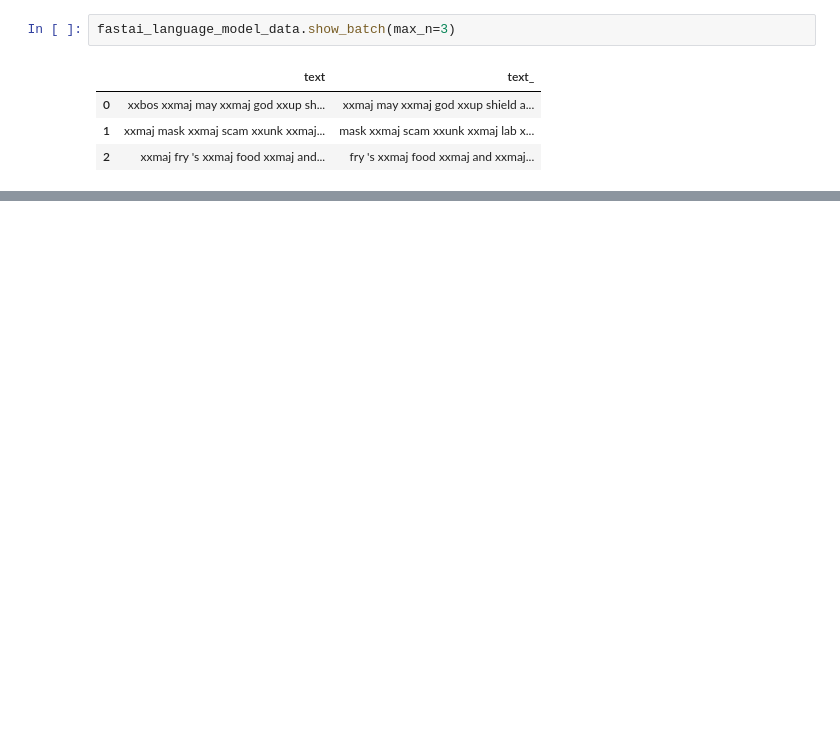
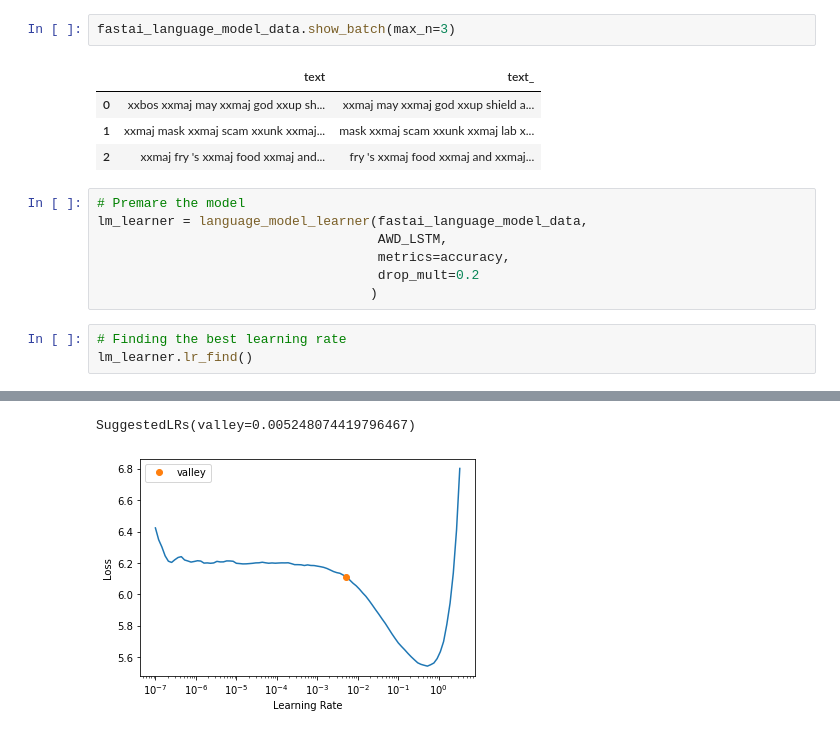
Before and after one commit to Ritaprava95/Corona_Text_Classification_FastaiV2, a Jupyter notebook: TrainLanguageModel.ipynb, the cells around one changed output, grey strips where cells are left out. Cells and saved outputs as stored; diff of their text form; blank space fills up the shorter version.

Commit message:
trained language model and saved the encoder

```diff
--- a/TrainLanguageModel.ipynb
+++ b/TrainLanguageModel.ipynb
@@ -14,3 +16,14 @@ fastai_language_model_data.show_batch(max_n=3)
 | 0 | xxbos xxmaj may xxmaj god xxup sh... | xxmaj may xxmaj god xxup shield a... |
 | 1 | xxmaj mask xxmaj scam xxunk xxmaj... | mask xxmaj scam xxunk xxmaj lab x... |
 | 2 | xxmaj fry 's xxmaj food xxmaj and... | fry 's xxmaj food xxmaj and xxmaj... |
+# %%
+# Premare the model
+lm_learner = language_model_learner(fastai_language_model_data,
+                                    AWD_LSTM,
+                                    metrics=accuracy,
+                                    drop_mult=0.2
+                                   )
+# %%
+# Finding the best learning rate
+lm_learner.lr_find()
+# %% [output]
@@ -16,0 +31,2 @@ fastai_language_model_data.show_batch(max_n=3)
+SuggestedLRs(valley=0.005248074419796467)
+[figure, added]
```
Also changed, not shown: parts of 9 cells of this notebook, 1 other file.
